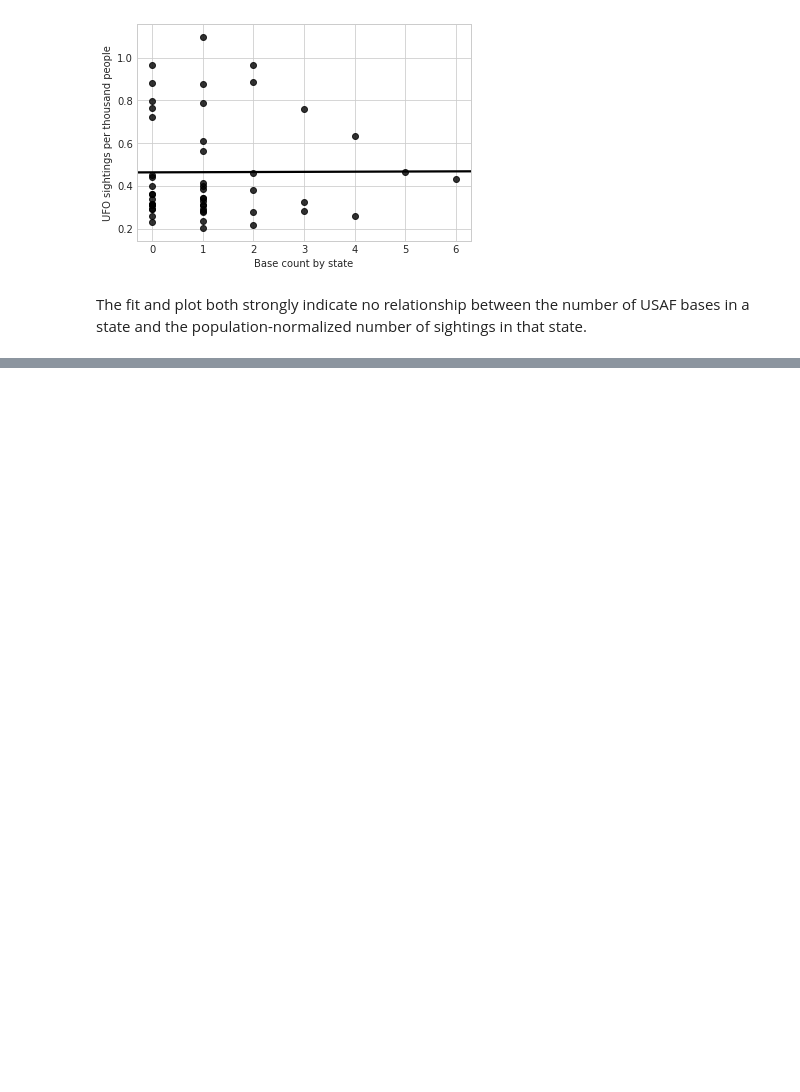
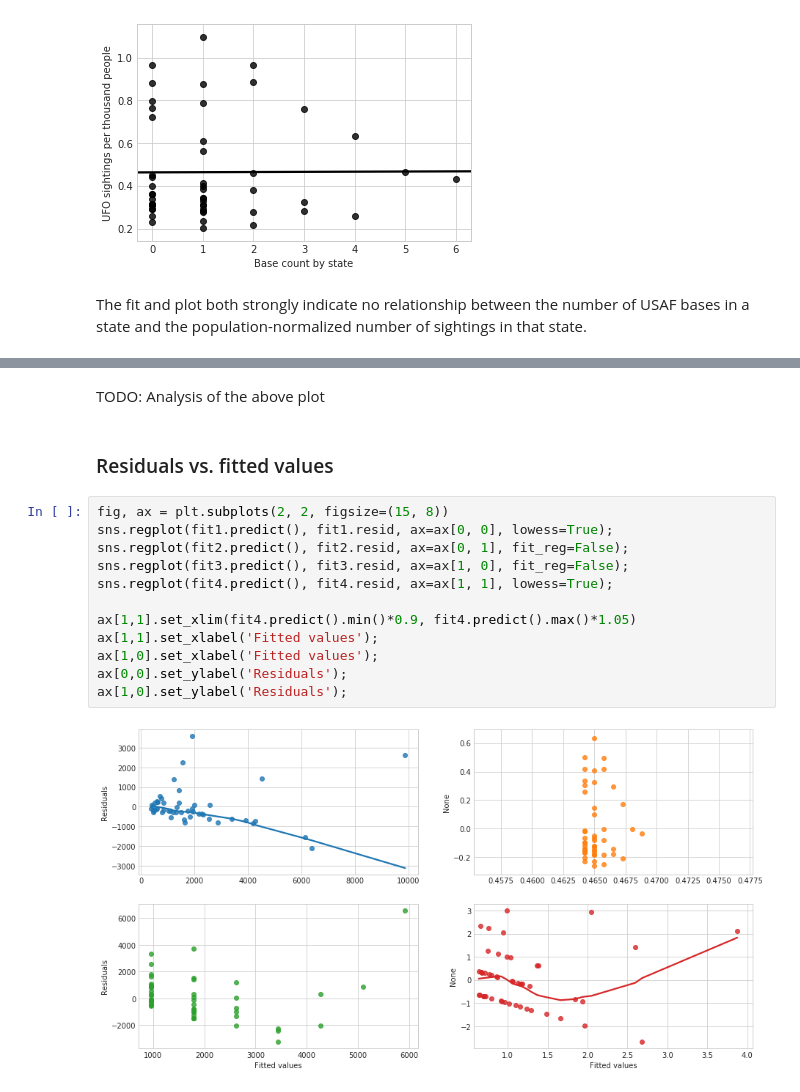
Before and after one commit to mackenziedg/UFOTracker, a Jupyter notebook: src/ufo_cleaning/base_analysis.ipynb, the cells around one changed output, grey strips where cells are left out. Cells and saved outputs as stored; diff of their text form; blank space fills up the shorter version.

```diff
--- a/src/ufo_cleaning/base_analysis.ipynb
+++ b/src/ufo_cleaning/base_analysis.ipynb
@@ -182,0 +276,18 @@ The fit and plot both strongly indicate no relationship between the number of US
+# %% [markdown]
+TODO: Analysis of the above plot
+# %% [markdown]
+### Residuals vs. fitted values
+# %%
+fig, ax = plt.subplots(2, 2, figsize=(15, 8))
+sns.regplot(fit1.predict(), fit1.resid, ax=ax[0, 0], lowess=True);
+sns.regplot(fit2.predict(), fit2.resid, ax=ax[0, 1], fit_reg=False);
+sns.regplot(fit3.predict(), fit3.resid, ax=ax[1, 0], fit_reg=False);
+sns.regplot(fit4.predict(), fit4.resid, ax=ax[1, 1], lowess=True);
+
+ax[1,1].set_xlim(fit4.predict().min()*0.9, fit4.predict().max()*1.05)
+ax[1,1].set_xlabel('Fitted values');
+ax[1,0].set_xlabel('Fitted values');
+ax[0,0].set_ylabel('Residuals');
+ax[1,0].set_ylabel('Residuals');
+# %% [output]
+[figure, added]
```
Also changed, not shown: parts of 18 cells of this notebook, 1 other file.
